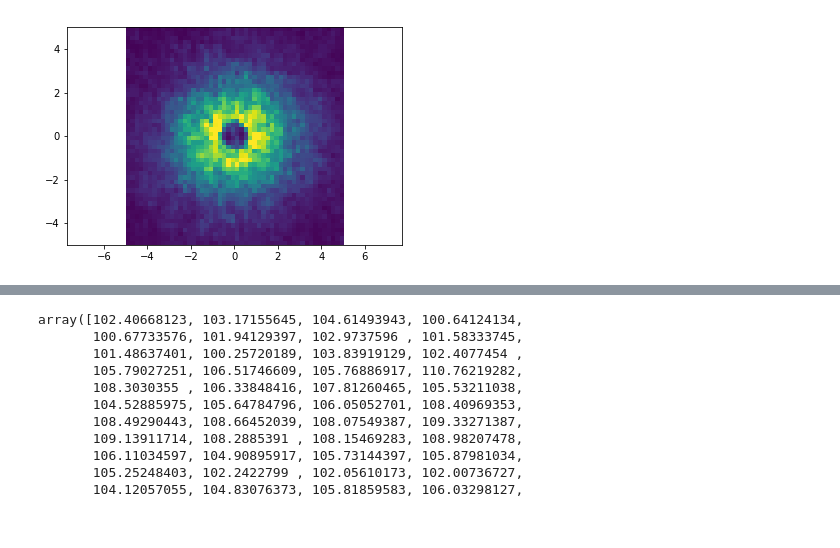
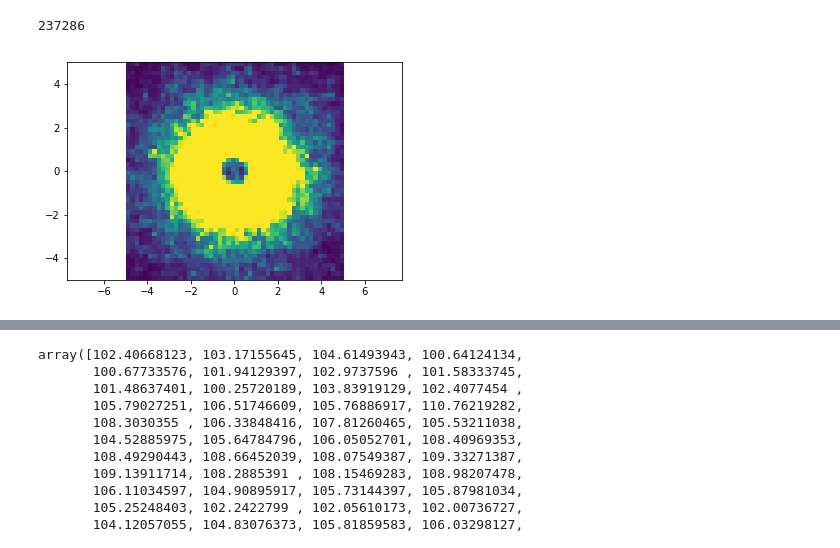
Before and after one commit to ctorney/wildFront, a Jupyter notebook: analysis/trajectories.ipynb, the cells around one changed output, grey strips where cells are left out. Saved outputs shown, nothing was run; the diff lists cells and outputs as text; code cells hidden in the pictures.

```diff
--- a/analysis/trajectories.ipynb
+++ b/analysis/trajectories.ipynb
@@ -5,19 +5,31 @@ import cv2
 import numpy as np
 import pandas as pd
 import matplotlib.pyplot as plt
+# %%
+BFA = np.load('BFA.npy')
+len(BFA)
+# %% [output]
+237286
 # %%
-BFA = np.load('BFA.npy')
-#0 - id, 1-xf, 2-yf, 3456-xns,-78910-yns
-nbs = np.zeros((2,0))
-for i in range(4):
-    relx = BFA[:,i+3]-BFA[:,1]
-    rely = BFA[:,i+7]-BFA[:,2]
-    nbs = np.hstack((nbs,np.vstack((relx.T,rely.T))))
+nbs = np.zeros((2,4*len(BFA)))
+thresh = 0
+
+k = 0
+
+
+for t in range(len(BFA)):
+    for i in range(4):
+        relx = BFA[t,i+7]-BFA[t,1]
+        rely = BFA[t,i+11]-BFA[t,2]
+        nbs[0,k] = relx
+        nbs[1,k] = rely
+        k+=1
+nbs = nbs[:,0:k]
 
 xmin=-5
 xmax=5
-plt.hist2d(nbs[0],nbs[1],range=([[xmin, xmax], [xmin, xmax]]),bins=50,vmin=0,vmax=1500)
+plt.hist2d(nbs[0],nbs[1],range=([[xmin, xmax], [xmin, xmax]]),bins=50,vmin=0,vmax=500)
 plt.axis('equal')
 plt.show()
 # %% [output]
-[figure, old version]
+[figure, new version]
```
Also changed, not shown: parts of 10 cells of this notebook, 5 other files.
